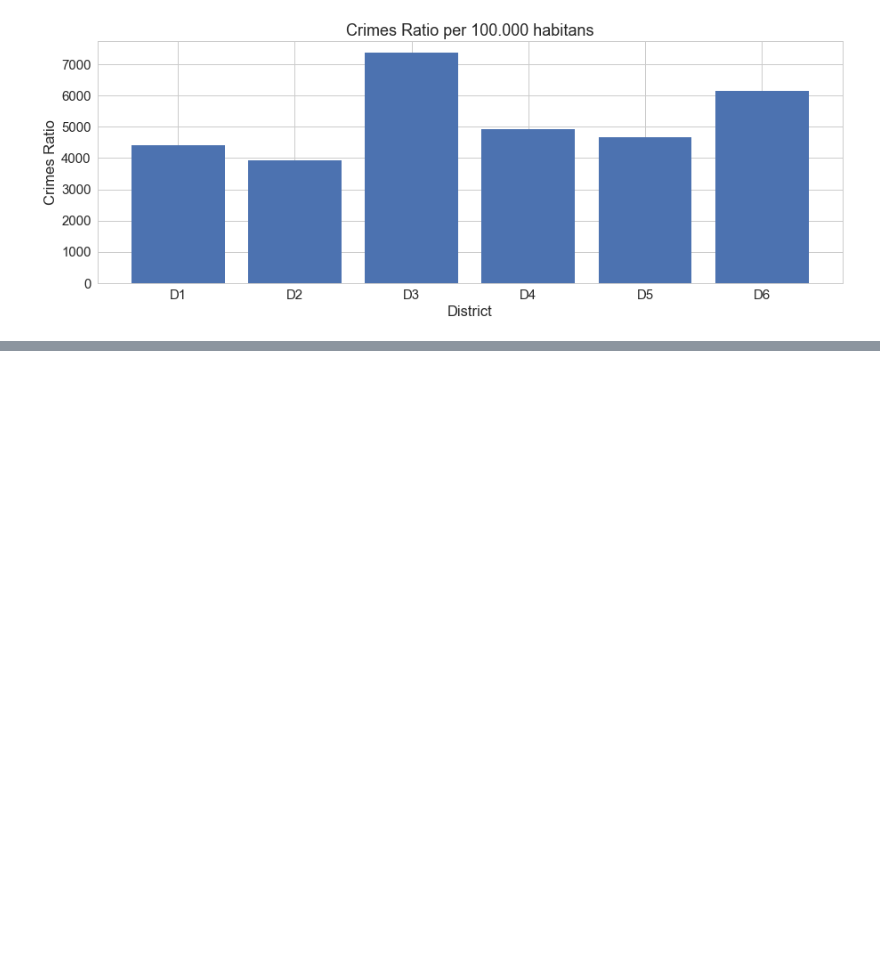
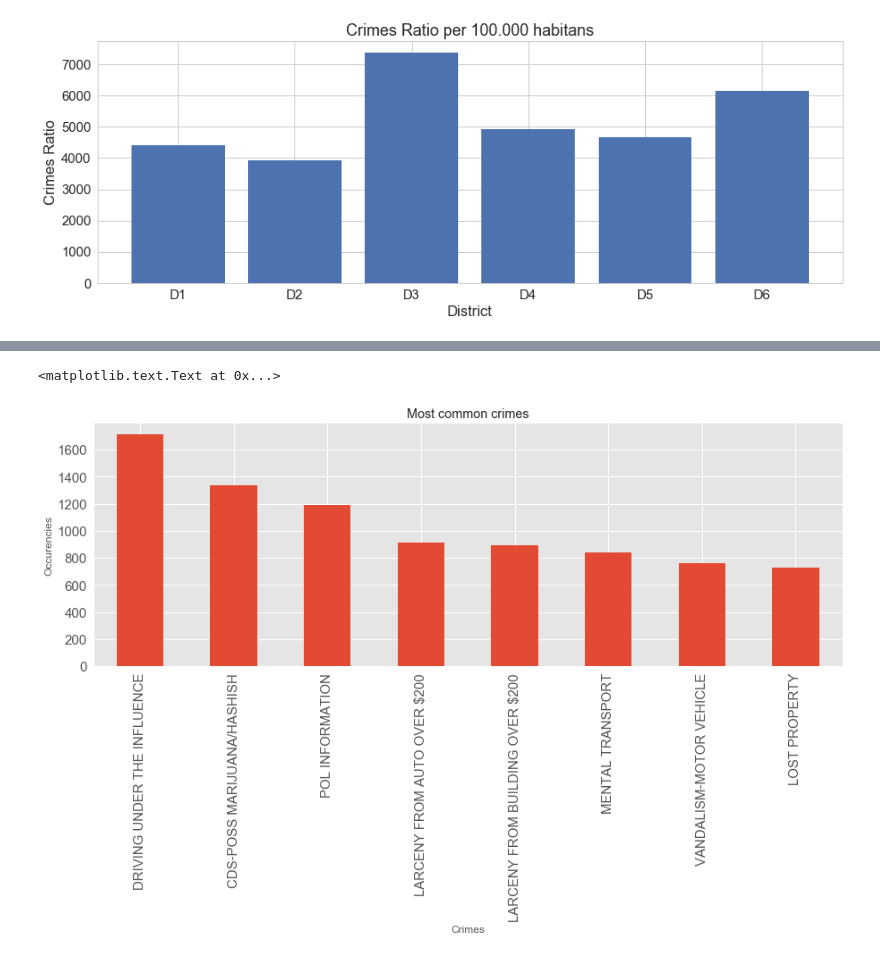
Before and after one commit to tomazfil/Data-Science, a Jupyter notebook: Crime-Analysis.ipynb, the cells around one changed output, grey strips where cells are left out. Drawn from its saved outputs; the diff is of its cells as text; code cells hidden in the pictures; blank space fills up the shorter version.

Commit message:
Added third part - Crimes types

```diff
--- a/Crime-Analysis.ipynb
+++ b/Crime-Analysis.ipynb
@@ -11,9 +11,9 @@ sns.set(style="whitegrid", color_codes=True, font_scale=1.5)
 
 
 
-crimes = pd.read_csv("MontgomeryCountyCrime2013.csv")
+crime_data = pd.read_csv("MontgomeryCountyCrime2013.csv")
 
-d_time = pd.to_datetime(crimes["Dispatch Date / Time"]) #Importing specified column
+d_time = pd.to_datetime(crime_data["Dispatch Date / Time"]) #Importing specified column
 week = d_time.dt.weekday_name.value_counts(sort = True) #Counting week days crimes
 month = d_time.dt.month.value_counts(sort = False) #Counting months crimes
 day = d_time.dt.day.value_counts(sort = False) #Counting the days
@@ -181,0 +209,5 @@ Name: Class Description, dtype: bool
+# %%
+#Separating the desired column
+classd_column = crime_data["Class Description"]
+types_crime = set(crime_data["Class Description"])
+len(types_crime)
@@ -181,0 +240,14 @@ Name: Class Description, dtype: bool
+# %%
+#Plotting the data
+get_ipython().magic(u'matplotlib inline')
+crimes_cont = classd_column.value_counts()
+#matplotlib.style.use('ggplot')
+plt.figure(figsize=(15, 5))
+plotccrimes = crimes_cont[0:8].plot.bar() #8 biggest values
+#labels
+plotccrimes.set_xlabel("Crimes")
+plotccrimes.set_ylabel("Occurencies")
+plotccrimes.set_title("Most common crimes")
+# %% [output]
+<matplotlib.text.Text at 0x...>
+[figure, added]
```
Also changed, not shown: parts of 16 cells of this notebook.
